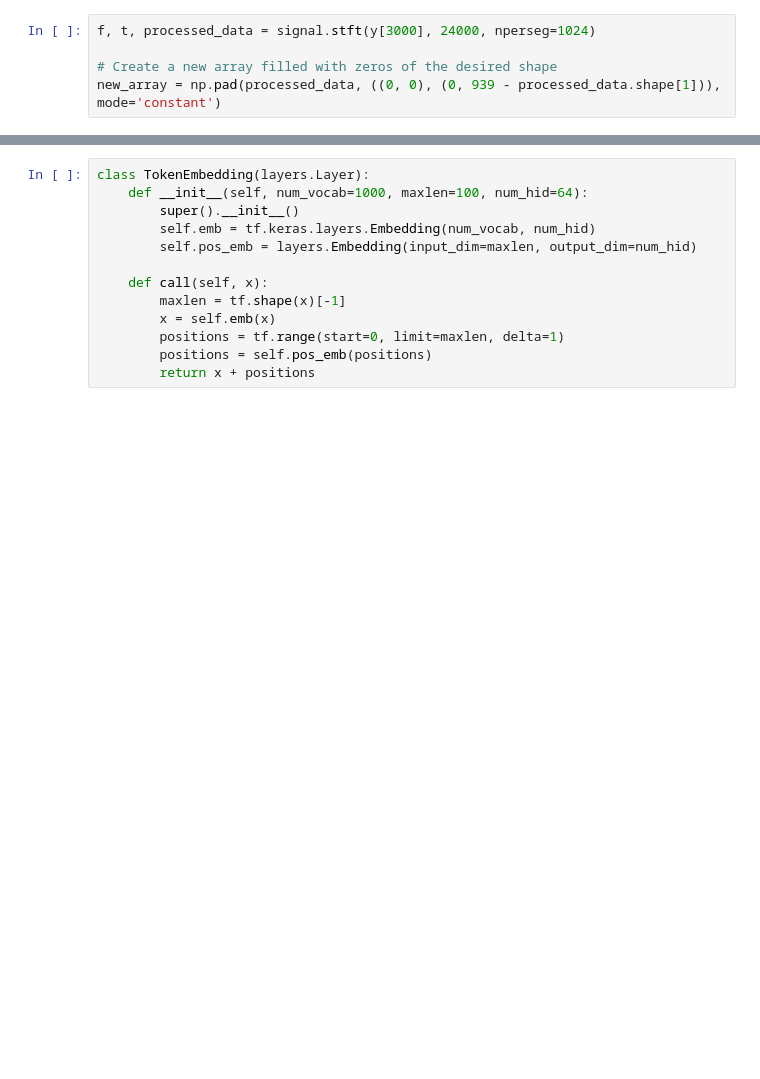
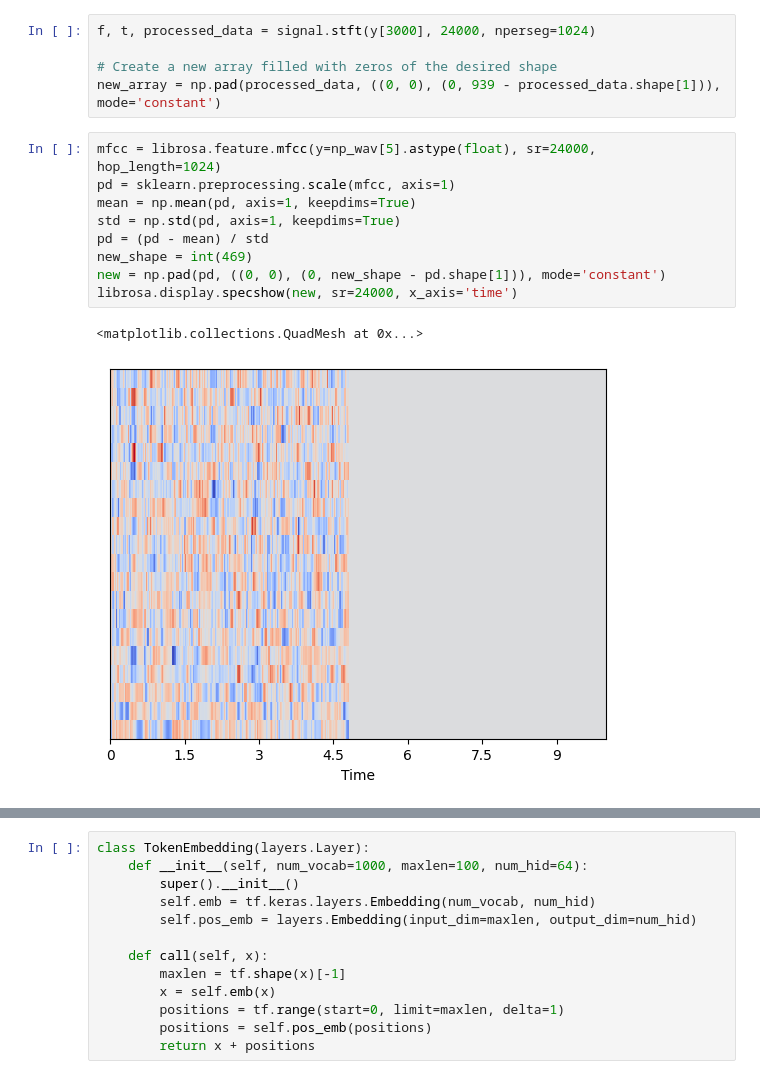
Before and after one commit to da4nik08/SW, a Jupyter notebook: ST_model.ipynb, the cells around one changed output, grey strips where cells are left out. Saved outputs shown, nothing was run; the diff lists cells and outputs as text; blank space fills up the shorter version.

```diff
--- a/ST_model.ipynb
+++ b/ST_model.ipynb
@@ -71,3 +67,15 @@ f, t, processed_data = signal.stft(y[3000], 24000, nperseg=1024)
 
 # Create a new array filled with zeros of the desired shape
 new_array = np.pad(processed_data, ((0, 0), (0, 939 - processed_data.shape[1])), mode='constant')
+# %%
+mfcc = librosa.feature.mfcc(y=np_wav[5].astype(float), sr=24000, hop_length=1024)
+pd = sklearn.preprocessing.scale(mfcc, axis=1)
+mean = np.mean(pd, axis=1, keepdims=True)
+std = np.std(pd, axis=1, keepdims=True)
+pd = (pd - mean) / std
+new_shape = int(469)
+new = np.pad(pd, ((0, 0), (0, new_shape - pd.shape[1])), mode='constant')
+librosa.display.specshow(new, sr=24000, x_axis='time')
+# %% [output]
+<matplotlib.collections.QuadMesh at 0x...>
+[figure, added]
```
Also changed, not shown: parts of 36 cells of this notebook.
